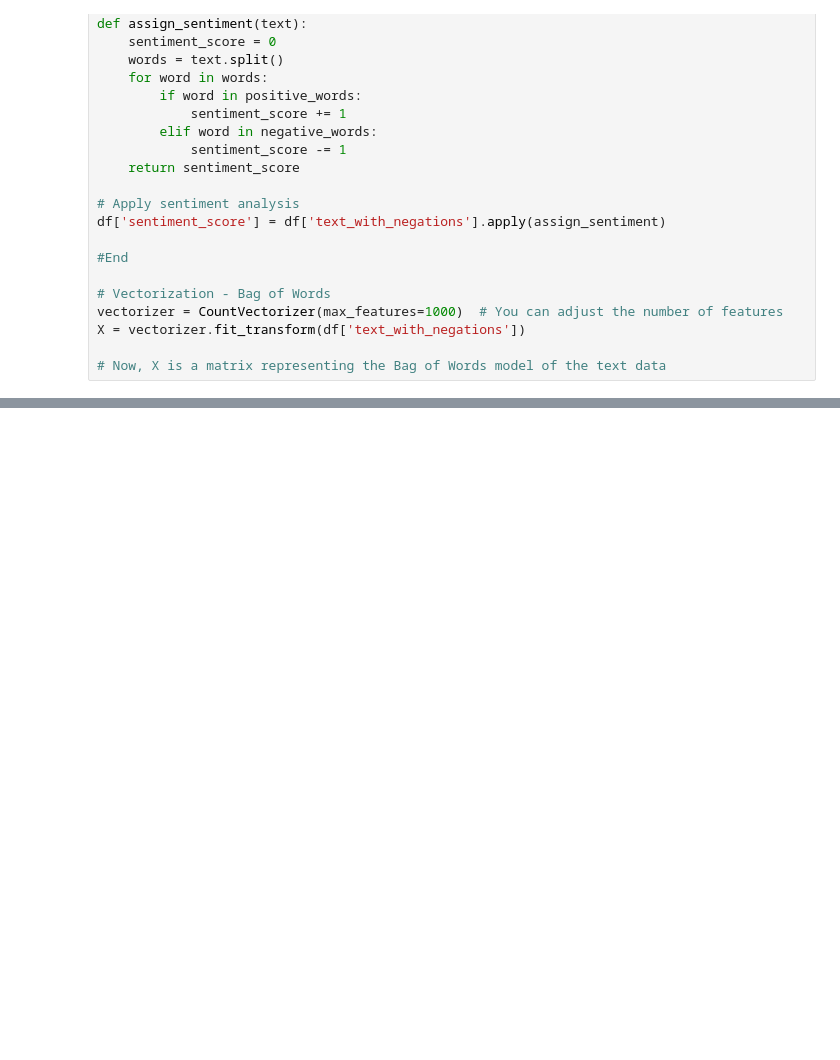
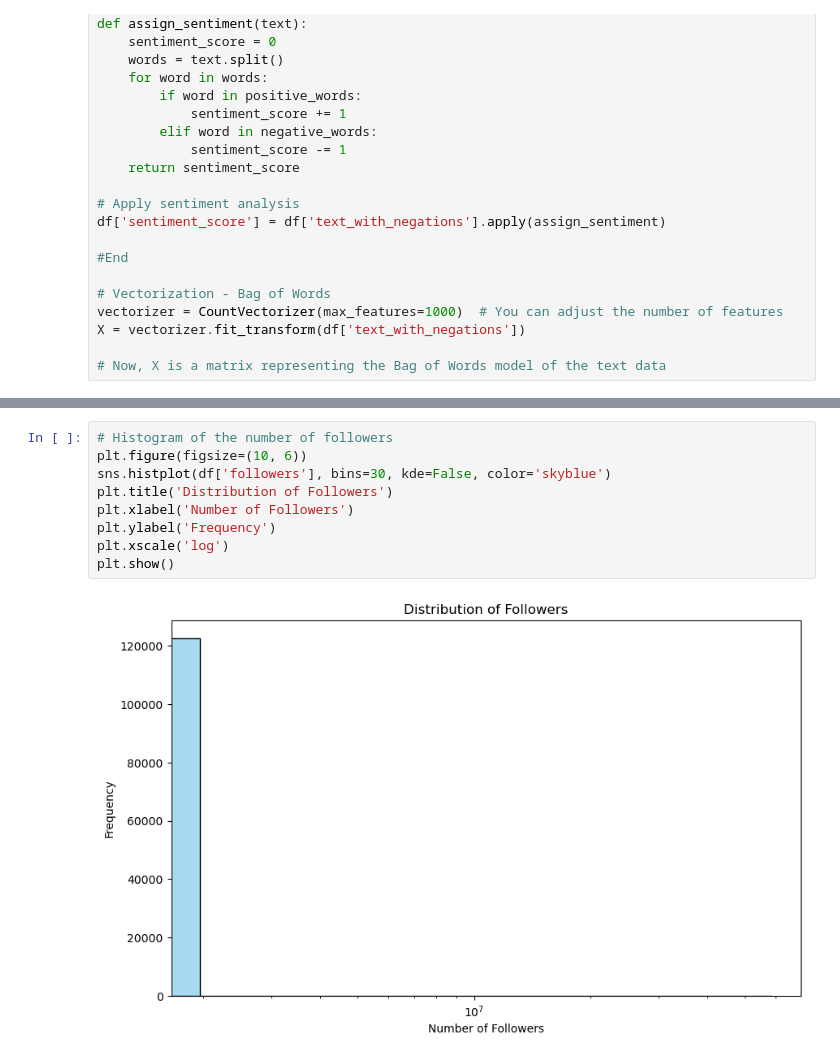
Before and after one commit to MaxAC273/DS5500_Capstone_Sentiment_Analysis, a Jupyter notebook: data_preprocessing.ipynb, the cells around one changed output, grey strips where cells are left out. Saved outputs shown, nothing was run; the diff lists cells and outputs as text; blank space fills up the shorter version.

```diff
--- a/data_preprocessing.ipynb
+++ b/data_preprocessing.ipynb
@@ -317,0 +365,11 @@ generate_word_cloud(tweet_text_after_preprocessing, 'Word Cloud After Preprocess
+# %%
+# Histogram of the number of followers
+plt.figure(figsize=(10, 6))
+sns.histplot(df['followers'], bins=30, kde=False, color='skyblue')
+plt.title('Distribution of Followers')
+plt.xlabel('Number of Followers')
+plt.ylabel('Frequency')
+plt.xscale('log')
+plt.show()
+# %% [output]
+[figure, added]
```
Also changed, not shown: parts of 12 cells of this notebook, 1 other file.
